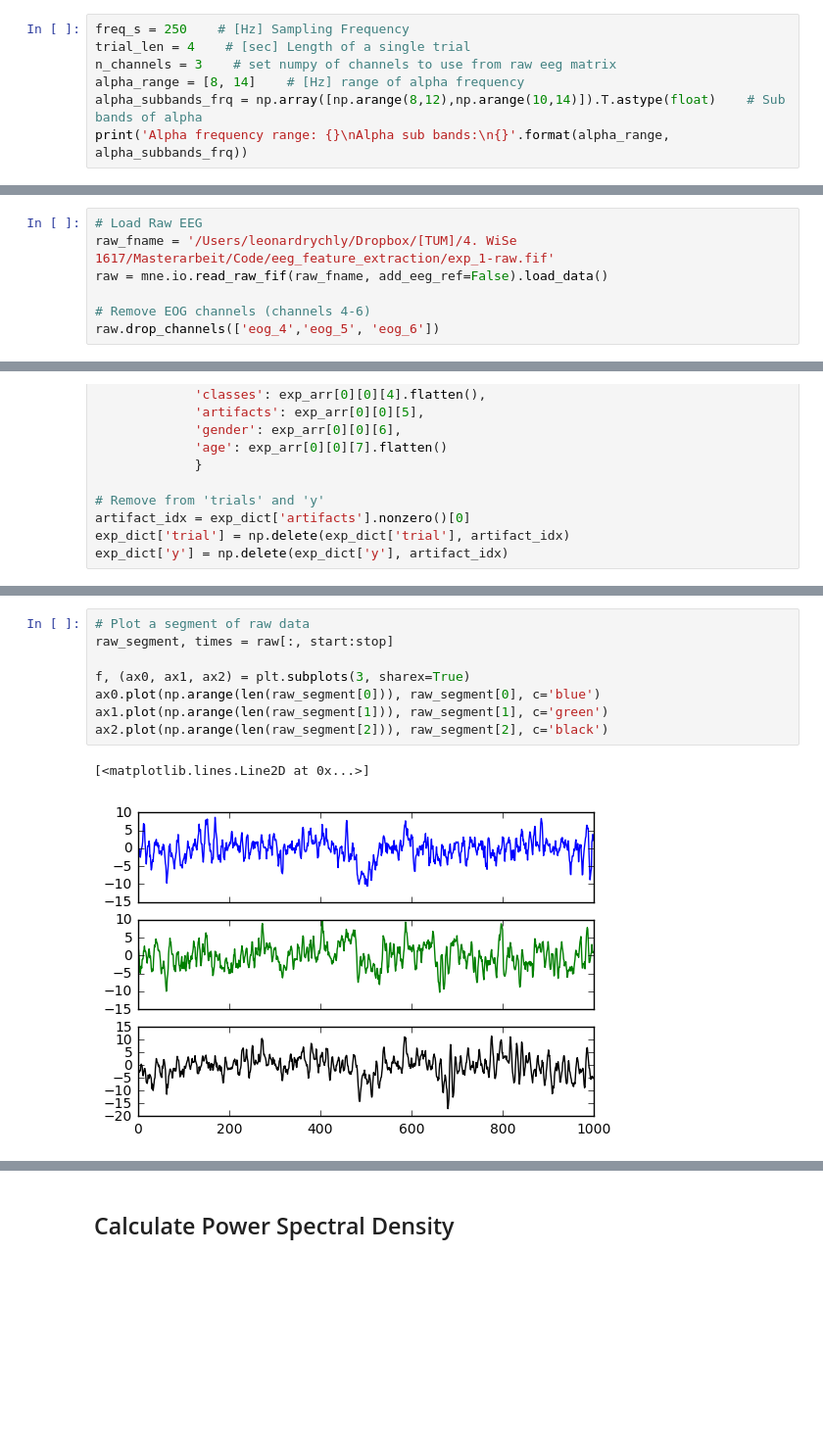
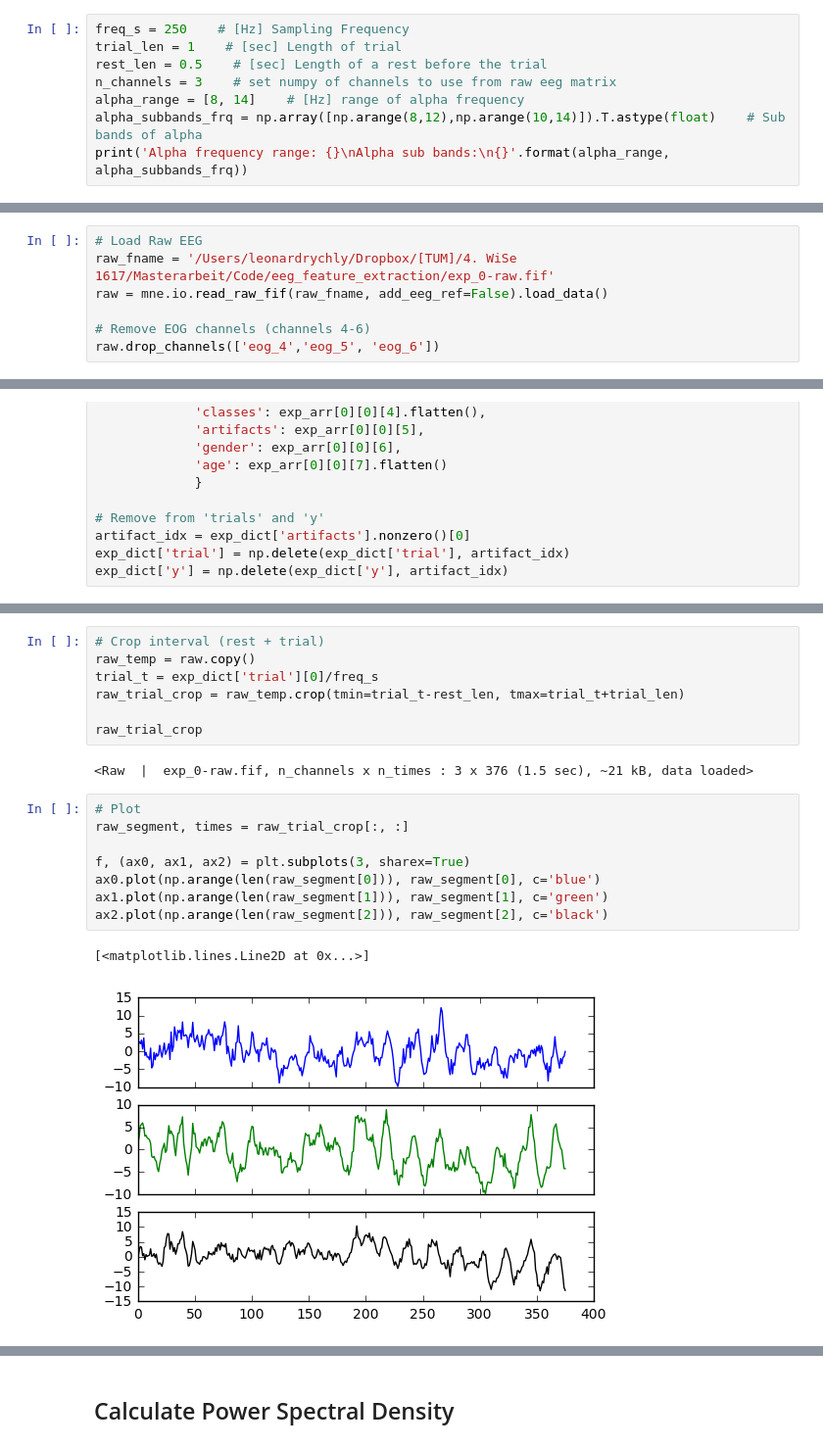
Before and after one commit to solversa/Master-Thesis-Brain-Machine-Interface, a Jupyter notebook: Code/eeg_feature_extraction/EEG_Sub_Bandpower_Feature_Extraction.ipynb, the cells around one changed output, grey strips where cells are left out. Shown: that part at 98% size. Cells and saved outputs as stored; diff of their text form; blank space fills up the shorter version.

```diff
--- a/Code/eeg_feature_extraction/EEG_Sub_Bandpower_Feature_Extraction.ipynb
+++ b/Code/eeg_feature_extraction/EEG_Sub_Bandpower_Feature_Extraction.ipynb
@@ -14,7 +14,8 @@ mne.set_log_level('WARNING')
 ## Set Parameters
 # %%
 freq_s = 250    # [Hz] Sampling Frequency
-trial_len = 4    # [sec] Length of a single trial
+trial_len = 1    # [sec] Length of trial
+rest_len = 0.5    # [sec] Length of a rest before the trial
 n_channels = 3    # set numpy of channels to use from raw eeg matrix
 alpha_range = [8, 14]    # [Hz] range of alpha frequency
 alpha_subbands_frq = np.array([np.arange(8,12),np.arange(10,14)]).T.astype(float)    # Sub bands of alpha
@@ -30,7 +31,7 @@ Alpha sub bands:
 ## Read raw eeg data
 # %%
 # Load Raw EEG
-raw_fname = '/Users/leonardrychly/Dropbox/[TUM]/4. WiSe 1617/Masterarbeit/Code/eeg_feature_extraction/exp_1-raw.fif'
+raw_fname = '/Users/leonardrychly/Dropbox/[TUM]/4. WiSe 1617/Masterarbeit/Code/eeg_feature_extraction/exp_0-raw.fif'
 raw = mne.io.read_raw_fif(raw_fname, add_eeg_ref=False).load_data()
 
 # Remove EOG channels (channels 4-6)
@@ -74,12 +79,21 @@ t_stop = (start + (trial_len * freq_s)) / freq_s
+# %%
+# Crop interval (rest + trial)
+raw_temp = raw.copy()
+trial_t = exp_dict['trial'][0]/freq_s
+raw_trial_crop = raw_temp.crop(tmin=trial_t-rest_len, tmax=trial_t+trial_len)
+
+raw_trial_crop
+# %% [output]
+<Raw  |  exp_0-raw.fif, n_channels x n_times : 3 x 376 (1.5 sec), ~21 kB, data loaded>
 # %%
-# Plot a segment of raw data
-raw_segment, times = raw[:, start:stop]
+# Plot
+raw_segment, times = raw_trial_crop[:, :]
 
 f, (ax0, ax1, ax2) = plt.subplots(3, sharex=True)
 ax0.plot(np.arange(len(raw_segment[0])), raw_segment[0], c='blue')
 ax1.plot(np.arange(len(raw_segment[1])), raw_segment[1], c='green')
 ax2.plot(np.arange(len(raw_segment[2])), raw_segment[2], c='black')
 # %% [output]
 [<matplotlib.lines.Line2D at 0x...>]
-[figure, old version]
+[figure, new version]
 # %% [markdown]
```
Also changed, not shown: parts of 40 cells of this notebook.
